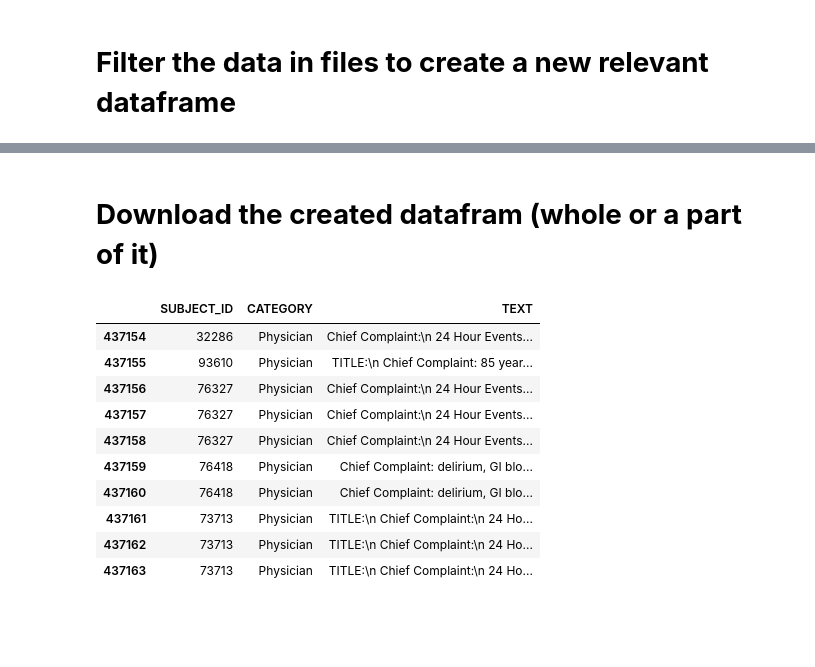
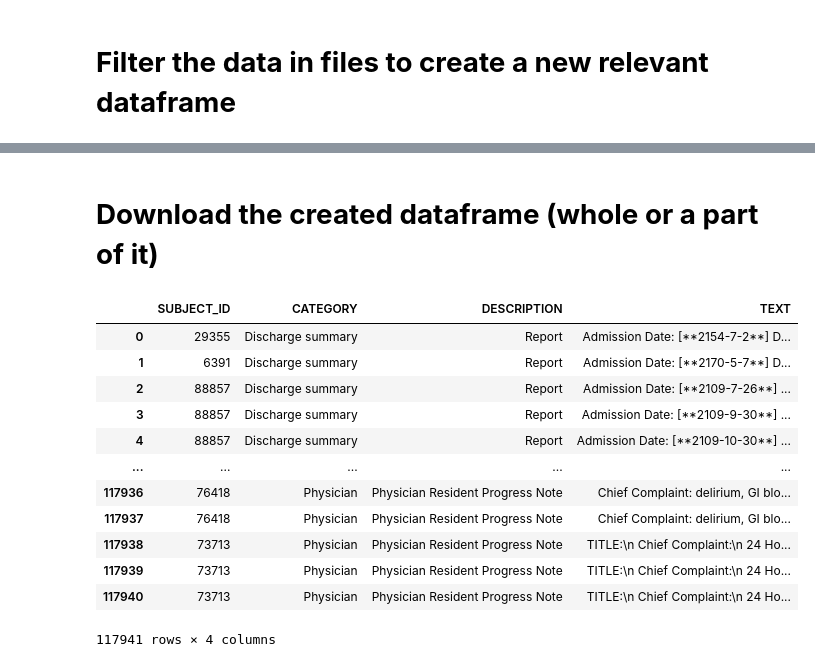
Before and after one commit to CountDer3k/Homework-AIH-2025, a Jupyter notebook: HW3/MIMIC NLP Note Events Tutorial.ipynb, the cells around one changed output, grey strips where cells are left out. Cells and saved outputs as stored; diff of their text form; code cells hidden in the pictures; blank space fills up the shorter version.

```diff
--- a/HW3/MIMIC NLP Note Events Tutorial.ipynb
+++ b/HW3/MIMIC NLP Note Events Tutorial.ipynb
@@ -251,5 +195,8 @@ patients_dict = {"SUBJECT_ID":[],"CATEGORY":[],"TEXT":[]};
 # Add the import statement at the beginning of the cell where 'pd' is used.
 import pandas as pd # Import the pandas library and assign it to the alias 'pd'
 
-icd9_V4511_patients_discharge_summary_df = pd.DataFrame(columns=['SUBJECT_ID', 'CATEGORY', 'TEXT'])
-patients_dict = {"SUBJECT_ID":[],"CATEGORY":[],"TEXT":[]};
+icd9_V4511_patients_discharge_summary_df = pd.DataFrame(columns=['SUBJECT_ID', 'CATEGORY', 'DESCRIPTION', 'TEXT'])
+patients_dict = {"SUBJECT_ID":[],"CATEGORY":[], "DESCRIPTION":[], "TEXT":[]};
+
+print(icd9_V4511_patients_discharge_summary_df)
+print(f"\n{patients_dict}")
@@ -258,6 +211,7 @@ for i in range(0, len(noteevents_df)):
   if((noteevents_df.loc[i, 'SUBJECT_ID'] in arr_subject_id)):
    patients_dict["SUBJECT_ID"].append(noteevents_df.loc[i, 'SUBJECT_ID'])
    patients_dict["CATEGORY"].append(noteevents_df.loc[i, 'CATEGORY'])
+   patients_dict["DESCRIPTION"].append(noteevents_df.loc[i, 'DESCRIPTION'])
    patients_dict["TEXT"].append(noteevents_df.loc[i, 'TEXT'])
 # %%
 # First, execute this cell to define and populate noteevents_df. If not outputting data to screen add display(noteevents_df)
@@ -288,6 +228,7 @@ for i in range(0, len(noteevents_df)):
   if((noteevents_df.loc[i, 'SUBJECT_ID'] in arr_subject_id)):
    patients_dict["SUBJECT_ID"].append(noteevents_df.loc[i, 'SUBJECT_ID'])
    patients_dict["CATEGORY"].append(noteevents_df.loc[i, 'CATEGORY'])
+   patients_dict["DESCRIPTION"].append(noteevents_df.loc[i, 'DESCRIPTION'])
    patients_dict["TEXT"].append(noteevents_df.loc[i, 'TEXT'])
 # %%
 # Make sure to run the cell where you create and populate arr_subject_id first.
@@ -304,30 +245,35 @@ for i in range(0, len(noteevents_df)):
   if((noteevents_df.loc[i, 'SUBJECT_ID'] in arr_subject_id)):
    patients_dict["SUBJECT_ID"].append(noteevents_df.loc[i, 'SUBJECT_ID'])
    patients_dict["CATEGORY"].append(noteevents_df.loc[i, 'CATEGORY'])
+   patients_dict["DESCRIPTION"].append(noteevents_df.loc[i, 'DESCRIPTION'])
    patients_dict["TEXT"].append(noteevents_df.loc[i, 'TEXT'])
 # %%
 patients_df = pd.DataFrame(patients_dict)
 # %% [markdown]
-# **Download the created datafram (whole or a part of it)**
+# **Download the created dataframe (whole or a part of it)**
 # %%
 # to keep only certain (say for eg. 10) number of rows of a dataframe
-patients_df[:100]  # this will fetch the top 10 rows
+patients_df[:100]  # this will fetch the top 100 rows
 
-patients_df[-100:] # this will fetch the last 10 rows
+patients_df[-100:] # this will fetch the last 100 rows
 
 patients_df[-10:] # this will fetch the last 10 rows
+
+patients_df[::] # this will fetch the last 10 rows
 # %% [output]
-|  | SUBJECT_ID | CATEGORY | TEXT |
-| 437154 | 32286 | Physician | Chief Complaint:\n 24 Hour Events... |
-| 437155 | 93610 | Physician | TITLE:\n Chief Complaint: 85 year... |
-| 437156 | 76327 | Physician | Chief Complaint:\n 24 Hour Events... |
-| 437157 | 76327 | Physician | Chief Complaint:\n 24 Hour Events... |
-| 437158 | 76327 | Physician | Chief Complaint:\n 24 Hour Events... |
-| 437159 | 76418 | Physician | Chief Complaint: delirium, GI blo... |
-| 437160 | 76418 | Physician | Chief Complaint: delirium, GI blo... |
-| 437161 | 73713 | Physician | TITLE:\n Chief Complaint:\n 24 Ho... |
-| 437162 | 73713 | Physician | TITLE:\n Chief Complaint:\n 24 Ho... |
-| 437163 | 73713 | Physician | TITLE:\n Chief Complaint:\n 24 Ho... |
+|  | SUBJECT_ID | CATEGORY | DESCRIPTION | TEXT |
+| 0 | 29355 | Discharge summary | Report | Admission Date: [**2154-7-2**] D... |
+| 1 | 6391 | Discharge summary | Report | Admission Date: [**2170-5-7**] D... |
+| 2 | 88857 | Discharge summary | Report | Admission Date: [**2109-7-26**] ... |
+| 3 | 88857 | Discharge summary | Report | Admission Date: [**2109-9-30**] ... |
+| 4 | 88857 | Discharge summary | Report | Admission Date: [**2109-10-30**] ... |
+| ... | ... | ... | ... | ... |
+| 117936 | 76418 | Physician | Physician Resident Progress Note | Chief Complaint: delirium, GI blo... |
+| 117937 | 76418 | Physician | Physician Resident Progress Note | Chief Complaint: delirium, GI blo... |
+| 117938 | 73713 | Physician | Physician Resident Progress Note | TITLE:\n Chief Complaint:\n 24 Ho... |
+| 117939 | 73713 | Physician | Physician Resident Progress Note | TITLE:\n Chief Complaint:\n 24 Ho... |
+| 117940 | 73713 | Physician | Physician Resident Progress Note | TITLE:\n Chief Complaint:\n 24 Ho... |
+117941 rows × 4 columns
 # %%
 import pandas as pd
 # ... (other code to create patients_dict) ...
```
Also changed, not shown: parts of 28 cells of this notebook, 7 other files.
